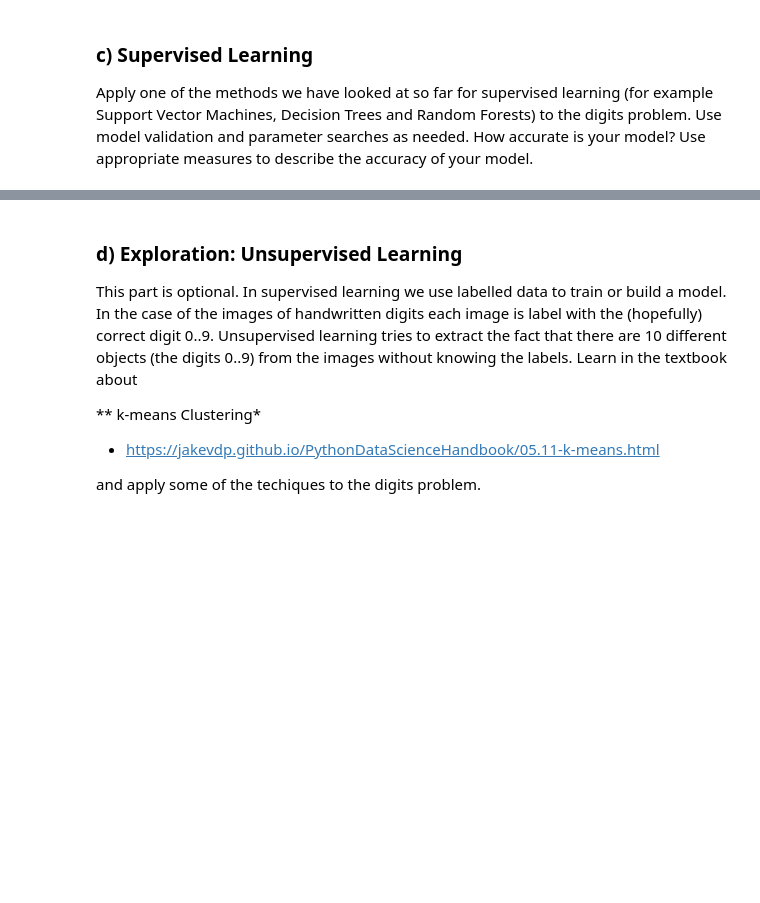
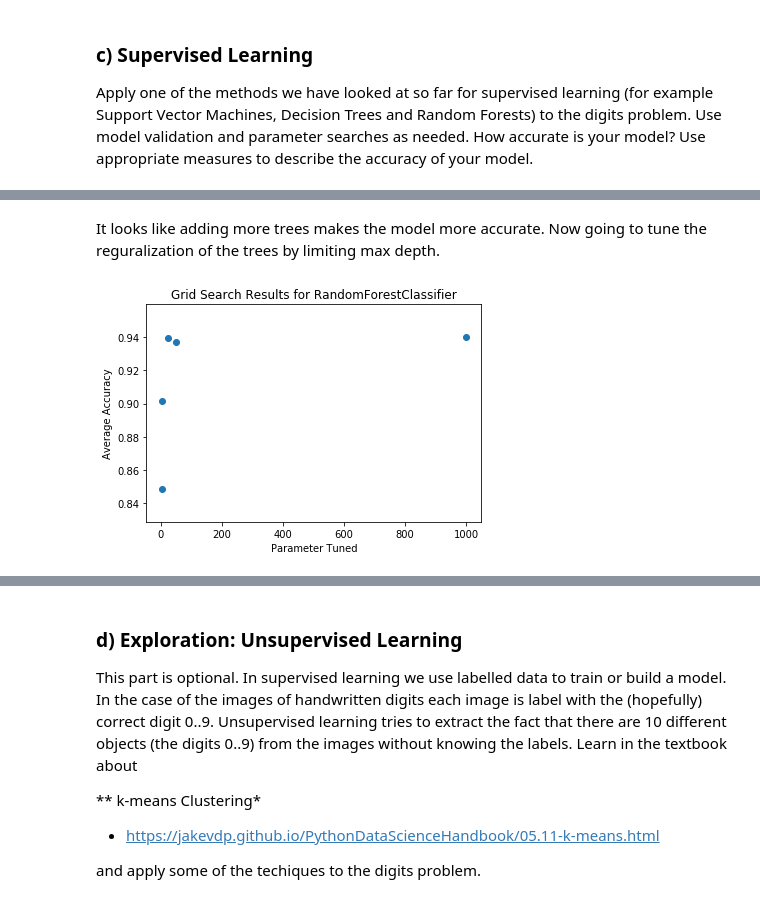
Before and after one commit to OSUScientificComputing464/project-three-grechasneak, a Jupyter notebook: Project Three.ipynb, the cells around one changed output, grey strips where cells are left out. Cells and saved outputs as stored; diff of their text form; code cells hidden in the pictures; blank space fills up the shorter version.

```diff
--- a/Project Three.ipynb
+++ b/Project Three.ipynb
@@ -105,0 +187,7 @@ Apply one of the methods we have looked at so far for supervised learning (for e
+# %% [markdown]
+It looks like adding more trees makes the model more accurate. Now going to tune the reguralization of the trees by limiting max depth.
+# %%
+depth = {'max_depth' : [3, 5, 25, 50, 1000]}
+run_grid_search(RandomForestClassifier(n_estimators=500), depth, X, y, scaled = False)
+# %% [output]
+[figure, added]
```
Also changed, not shown: parts of 32 cells of this notebook.
